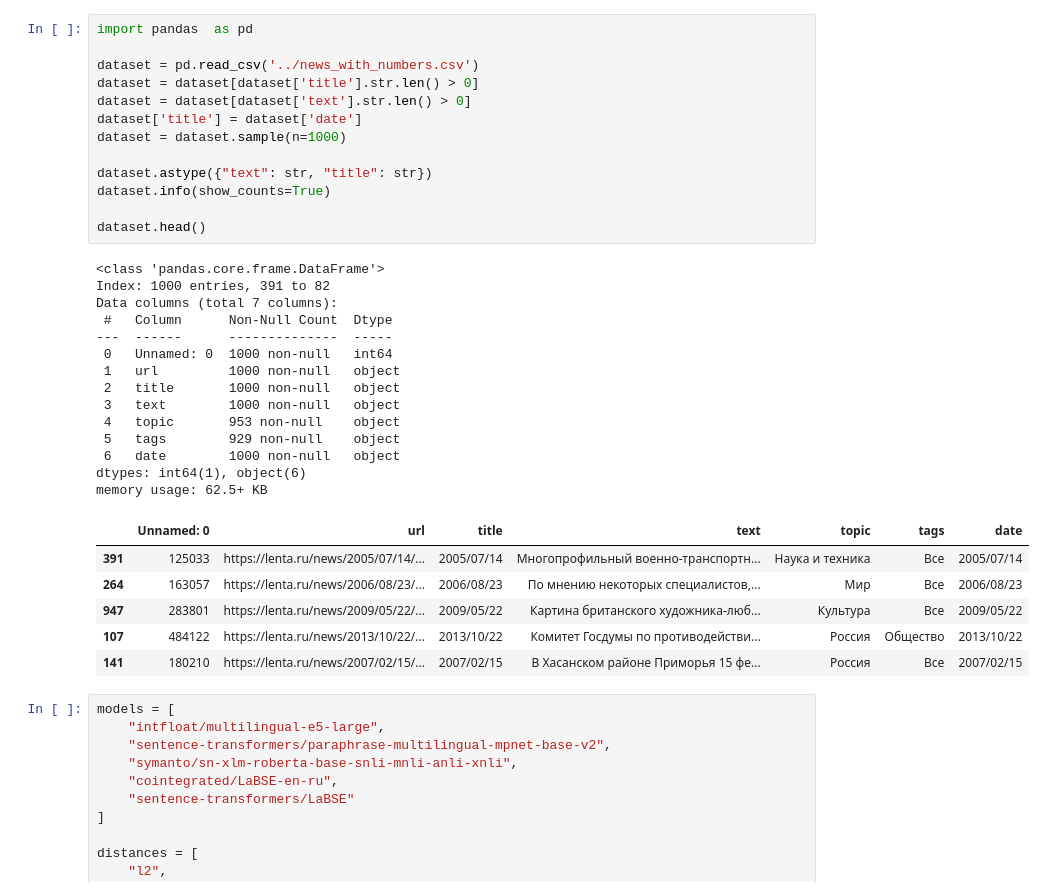
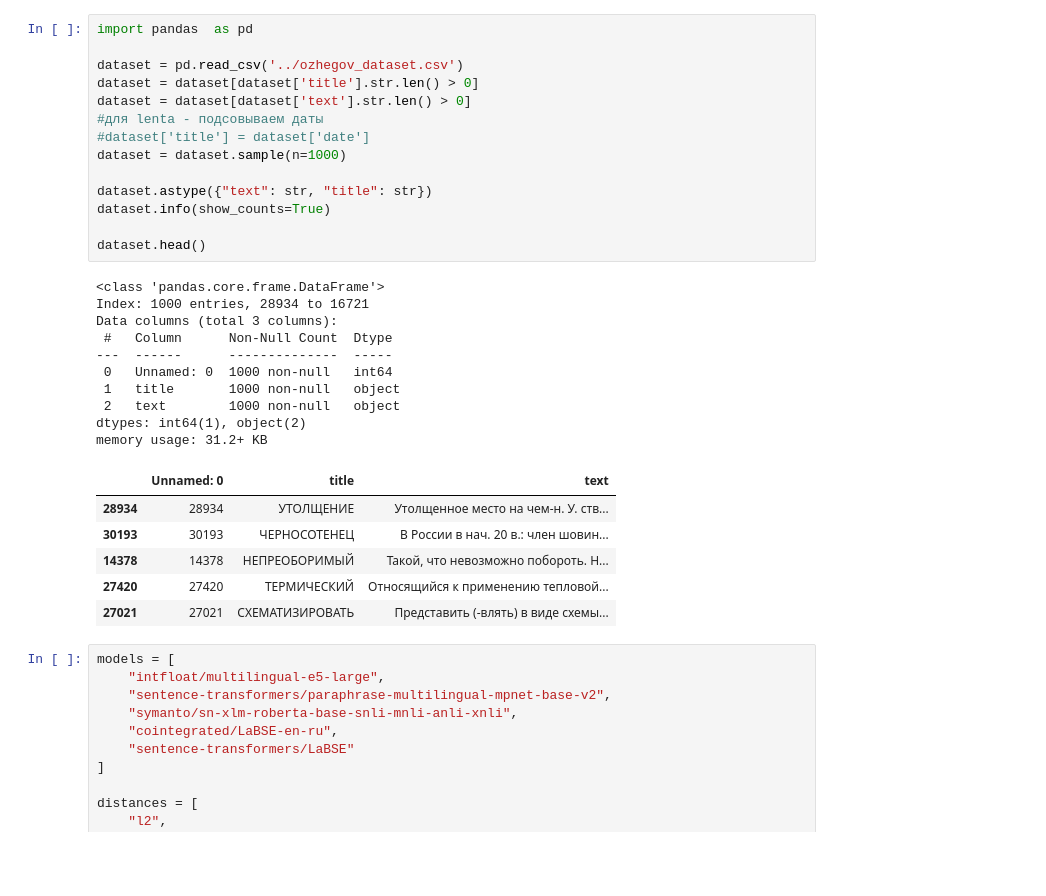
Before and after one commit to makeross/vectordb-accuracy-research, a Jupyter notebook: chroma/research.ipynb, the cells around one changed output. Drawn from its saved outputs; the diff is of its cells as text; blank space fills up the shorter version.

```diff
--- a/chroma/research.ipynb
+++ b/chroma/research.ipynb
@@ -1,37 +1,34 @@
 # %%
 import pandas  as pd
 
-dataset = pd.read_csv('../news_with_numbers.csv')
+dataset = pd.read_csv('../ozhegov_dataset.csv')
 dataset = dataset[dataset['title'].str.len() > 0]
 dataset = dataset[dataset['text'].str.len() > 0]
-dataset['title'] = dataset['date']
+#для lenta - подсовываем даты
+#dataset['title'] = dataset['date']
 dataset = dataset.sample(n=1000)
 
 dataset.astype({"text": str, "title": str})
 dataset.info(show_counts=True)
 
 dataset.head()
 # %% [output]
 <class 'pandas.core.frame.DataFrame'>
-Index: 1000 entries, 391 to 82
-Data columns (total 7 columns):
+Index: 1000 entries, 28934 to 16721
+Data columns (total 3 columns):
  #   Column      Non-Null Count  Dtype
 ---  ------      --------------  -----
  0   Unnamed: 0  1000 non-null   int64
- 1   url         1000 non-null   object
- 2   title       1000 non-null   object
- 3   text        1000 non-null   object
- 4   topic       953 non-null    object
- 5   tags        929 non-null    object
- 6   date        1000 non-null   object
-dtypes: int64(1), object(6)
-memory usage: 62.5+ KB
+ 1   title       1000 non-null   object
+ 2   text        1000 non-null   object
+dtypes: int64(1), object(2)
+memory usage: 31.2+ KB
-|  | Unnamed: 0 | url | title | text | topic | tags | date |
-| 391 | 125033 | https://lenta.ru/news/2005/07/14/... | 2005/07/14 | Многопрофильный военно-транспортн... | Наука и техника | Все | 2005/07/14 |
-| 264 | 163057 | https://lenta.ru/news/2006/08/23/... | 2006/08/23 | По мнению некоторых специалистов,... | Мир | Все | 2006/08/23 |
-| 947 | 283801 | https://lenta.ru/news/2009/05/22/... | 2009/05/22 | Картина британского художника-люб... | Культура | Все | 2009/05/22 |
-| 107 | 484122 | https://lenta.ru/news/2013/10/22/... | 2013/10/22 | Комитет Госдумы по противодействи... | Россия | Общество | 2013/10/22 |
-| 141 | 180210 | https://lenta.ru/news/2007/02/15/... | 2007/02/15 | В Хасанском районе Приморья 15 фе... | Россия | Все | 2007/02/15 |
+|  | Unnamed: 0 | title | text |
+| 28934 | 28934 | УТОЛЩЕНИЕ | Утолщенное место на чем-н. У. ств... |
+| 30193 | 30193 | ЧЕРНОСОТЕНЕЦ | В России в нач. 20 в.: член шовин... |
+| 14378 | 14378 | НЕПРЕОБОРИМЫЙ | Такой, что невозможно побороть. Н... |
+| 27420 | 27420 | ТЕРМИЧЕСКИЙ | Относящийся к применению тепловой... |
+| 27021 | 27021 | СХЕМАТИЗИРОВАТЬ | Представить (-влять) в виде схемы... |
 # %%
 models = [
     "intfloat/multilingual-e5-large",
```
Also changed, not shown: parts of 4 cells of this notebook, 2 other files.
